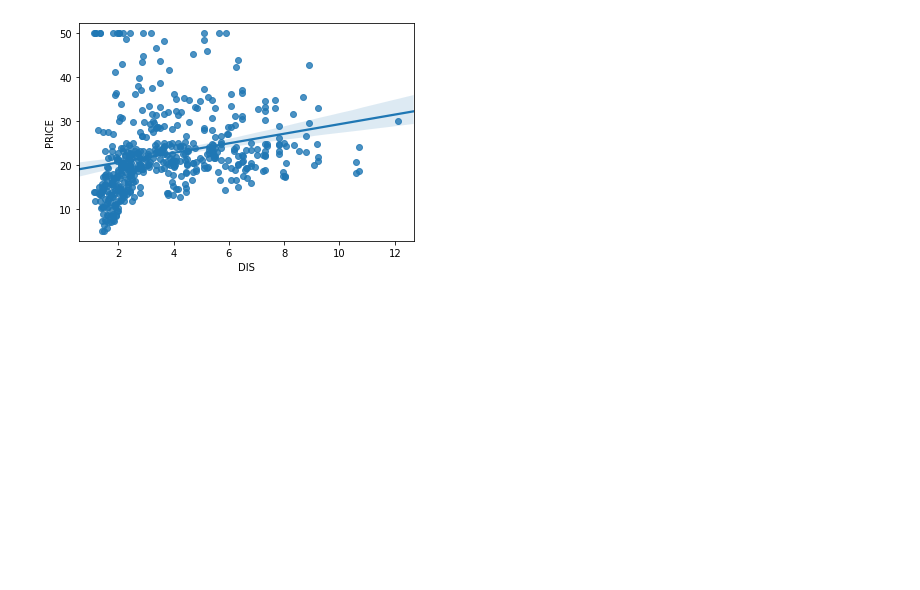
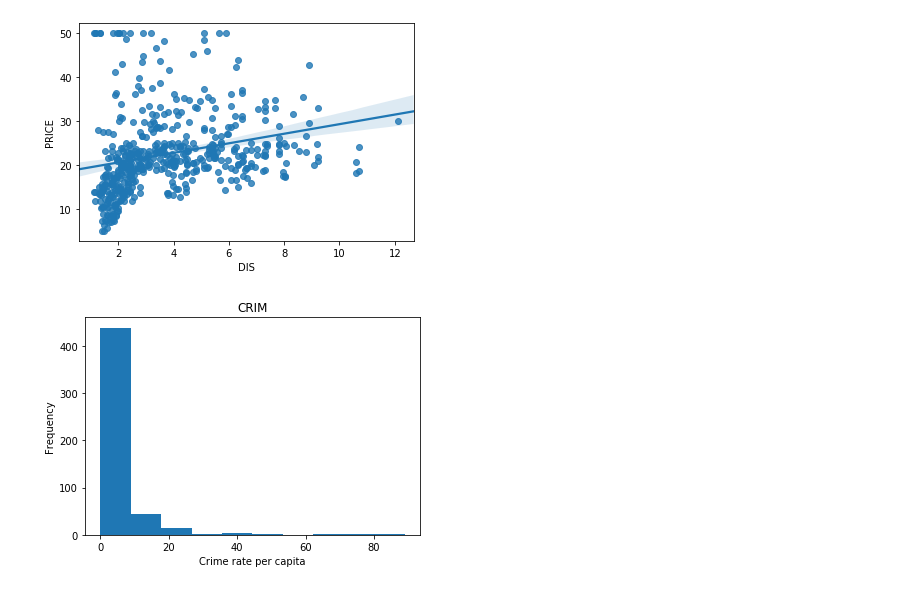
Before and after one commit to UmarFarooqui/ML_Algorithms, a Jupyter notebook: linear_regression/Linear_Regression.ipynb, the cells around one changed output. Drawn from its saved outputs; the diff is of its cells as text; code cells hidden in the pictures; blank space fills up the shorter version.

```diff
--- a/linear_regression/Linear_Regression.ipynb
+++ b/linear_regression/Linear_Regression.ipynb
@@ -178,3 +179,12 @@ sns.regplot(y="PRICE", x="DIS", data=bos, fit_reg = True)
 # %% [output]
 <matplotlib.axes._subplots.AxesSubplot at 0x...>
 [figure]
+# %%
+# Histograms
+plt.hist(bos.CRIM)
+plt.title("CRIM")
+plt.xlabel("Crime rate per capita")
+plt.ylabel("Frequency")
+plt.show()
+# %% [output]
+[figure, added]
```
Also changed, not shown: parts of 21 cells of this notebook, 4 other files.
